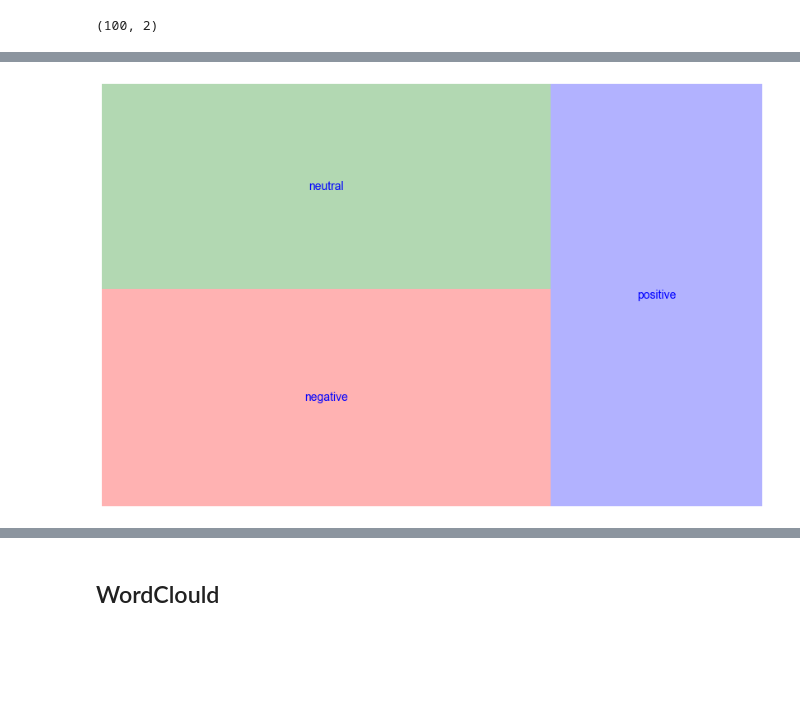
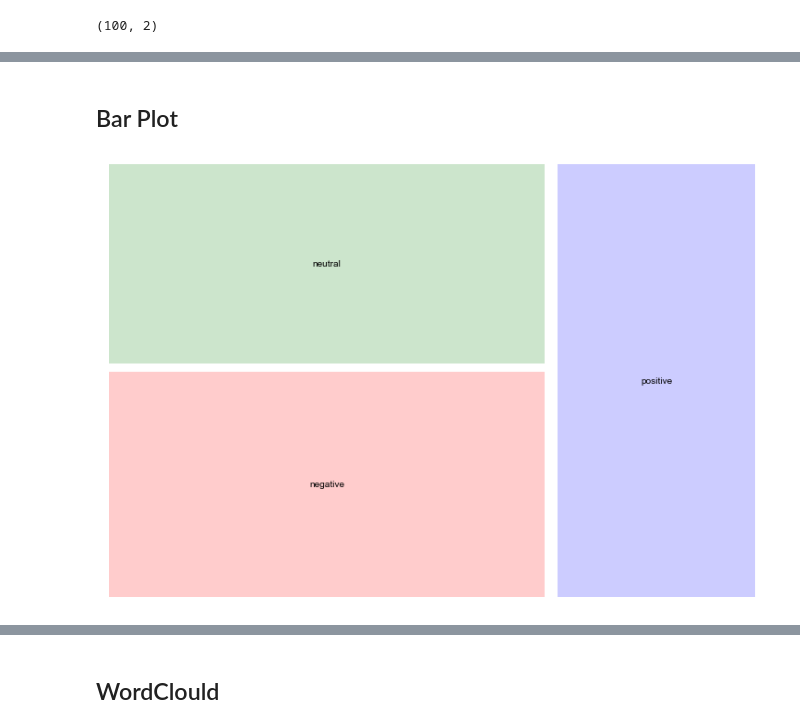
Before and after one commit to GSChacon/thermofeeler, a Jupyter notebook: notebooks/haro-data_visualization.ipynb, the cells around one changed output, grey strips where cells are left out. Cells and saved outputs as stored; diff of their text form; code cells hidden in the pictures; blank space fills up the shorter version.

```diff
--- a/notebooks/haro-data_visualization.ipynb
+++ b/notebooks/haro-data_visualization.ipynb
@@ -124,4 +130,6 @@ plt.show()
 # %%
+style.use('seaborn-pastel')
+style.use('seaborn-poster')
 # library
 import matplotlib.pyplot as plt
 
@@ -131,10 +139,10 @@ labels = ['negative', 'neutral', 'positive']
 
 # Create a pieplot
 plt.pie(data, labels=labels, wedgeprops = {'linewidth':3, 'edgecolor':'white'},
-       autopct='%1.1f%%')
+       autopct='%1.1f%%',)
 
 # add a title
-plt.title('kind of feeling - total')
+plt.title('kind of feeling - %')
 
 # add a circle at the center to transform it in a donut chart
 my_circle=plt.Circle( (0,0), 0.7, color='white')
@@ -142,10 +150,10 @@ p=plt.gcf()
 p.gca().add_artist(my_circle)
 
 # Add some legend
-plt.legend(["blue", "green", "red"])
+plt.legend(["negative", "neutral", "positive"], loc='upper left')
 
 # Label color
-plt.rcParams['text.color'] = 'blue'
+plt.rcParams['text.color'] = 'black'
 
 # Area plot
 plt.show()
@@ -191,0 +195,30 @@ plt.show()
+# %%
+style.use('seaborn-dark-palette')
+style.use('seaborn-darkgrid')
+# library
+import matplotlib.pyplot as plt
+
+# create data
+data = df_sample['encoded_sentiment'].value_counts()
+labels = ['negative', 'neutral', 'positive']
+
+# Create a pieplot
+plt.pie(data, labels=labels, wedgeprops = {'linewidth':3, 'edgecolor':'white'},
+       autopct='%1.1f%%',)
+
+# add a title
+plt.title('kind of feeling - %')
+
+# add a circle at the center to transform it in a donut chart
+my_circle=plt.Circle( (0,0), 0.7, color='white')
+p=plt.gcf()
+p.gca().add_artist(my_circle)
+
+# Add some legend
+plt.legend(["negative", "neutral", "positive"], loc='upper left')
+
+# Label color
+plt.rcParams['text.color'] = 'black'
+
+# Area plot
+plt.show()
@@ -192,13 +227,17 @@ plt.show()
+# %% [markdown]
+## Bar Plot
 # %%
 #libraries
 import matplotlib.pyplot as plt
 import squarify # pip install squarify (algorithm for treemap)
+
+# create data
 data = df_sample['encoded_sentiment'].value_counts()
 labels = ['negative', 'neutral', 'positive']
 
 # Change color
-squarify.plot(sizes=data, label=labels, color=["red","green","blue"], alpha=.3,)
+squarify.plot(sizes=data, label=labels, color=["red","green","blue"], pad=True, alpha=.2)
 plt.axis('off')
 plt.show()
 # %% [output]
-[figure, old version]
+[figure, new version]
```
Also changed, not shown: parts of 54 cells of this notebook.
